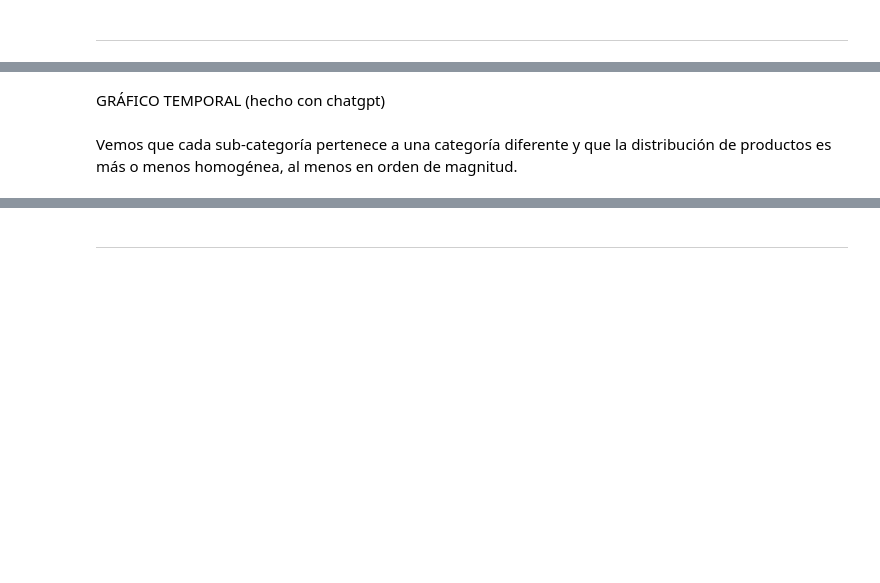
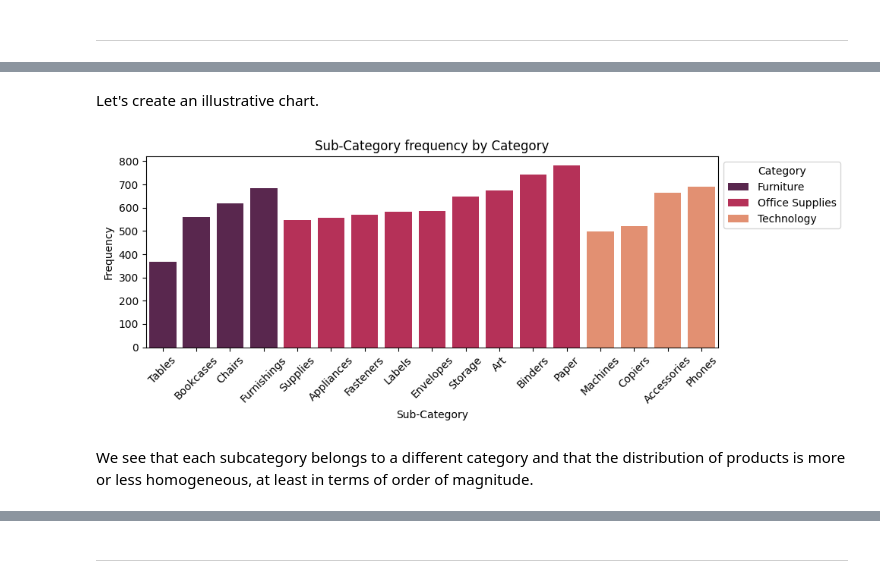
Before and after one commit to SupernovaIa/Proyecto-9-Global-Trade-Insights-Clustering-and-Regression, a Jupyter notebook: notebook/01-EDA.ipynb, the cells around one changed output, grey strips where cells are left out. Drawn from its saved outputs; the diff is of its cells as text; code cells hidden in the pictures; blank space fills up the shorter version.

```diff
--- a/notebook/01-EDA.ipynb
+++ b/notebook/01-EDA.ipynb
@@ -595,0 +622,2 @@ Antes de nada vamos a comprobar que cada cliente efectivamente está en una úni
+# %%
+df.drop(columns='ProductName', inplace=True)
@@ -608,2 +673,0 @@ df.groupby('ProductID')[['Category', 'Sub-Category']].first().groupby('Category'
-# %% [markdown]
-GRÁFICO TEMPORAL (hecho con chatgpt)
@@ -640,2 +674,33 @@ plt.show()
-# %% [markdown]
-Vemos que cada sub-categoría pertenece a una categoría diferente y que la distribución de productos es más o menos homogénea, al menos en orden de magnitud.
+# %% [markdown]
+Let's create an illustrative chart.
+# %%
+frequencies = (
+    df.groupby('ProductID')[['Category', 'Sub-Category']]
+    .first()
+    .groupby(['Category', 'Sub-Category'])
+    .size()
+    .reset_index(name='Frequency')
+)
+
+plt.figure(figsize=(10, 4))
+sns.barplot(
+    data=frequencies,
+    x='Sub-Category',
+    y='Frequency',
+    hue='Category',
+    order=frequencies.sort_values(by=['Category', 'Frequency'])['Sub-Category'],
+    palette='rocket'
+)
+
+plt.title('Sub-Category frequency by Category')
+plt.xlabel('Sub-Category')
+plt.ylabel('Frequency')
+plt.xticks(rotation=45)
+plt.legend(title='Category', bbox_to_anchor=(1,1))
+
+plt.tight_layout()
+plt.show()
+# %% [output]
+[figure, added]
+# %% [markdown]
+We see that each subcategory belongs to a different category and that the distribution of products is more or less homogeneous, at least in terms of order of magnitude.
```
Also changed, not shown: parts of 56 cells of this notebook, 3 other files.
